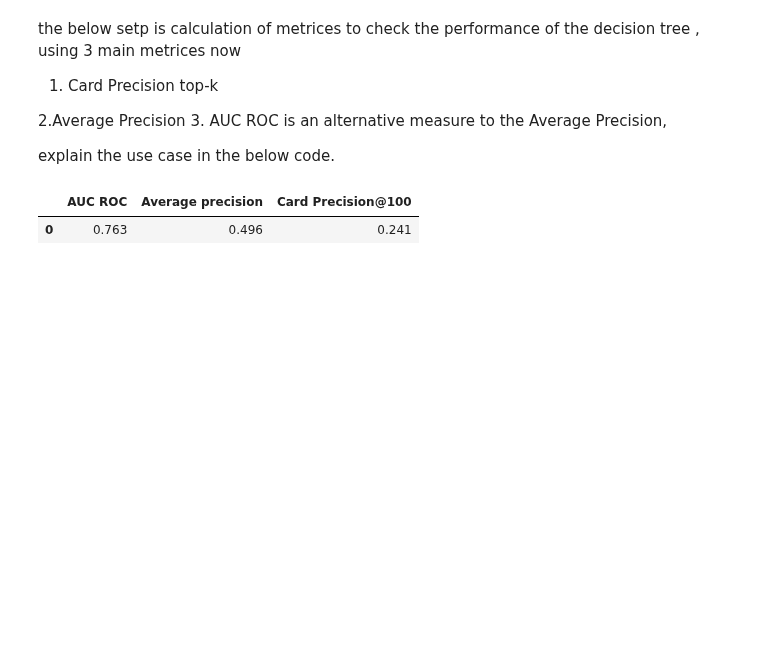
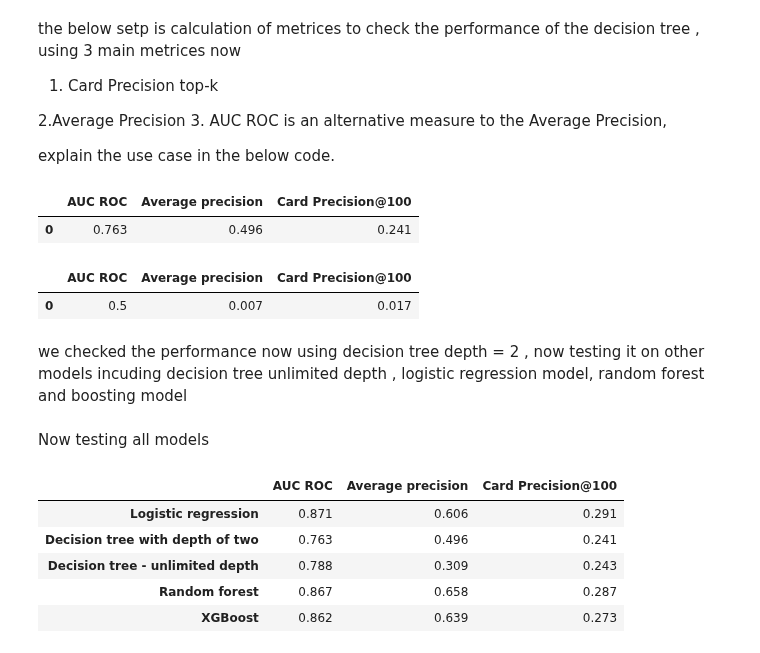
Before and after one commit to chandanravic/ML, a Jupyter notebook: credit_card_fraud_detection_google_collab.ipynb, the cells around one changed output. Drawn from its saved outputs; the diff is of its cells as text; code cells hidden in the pictures; blank space fills up the shorter version.

```diff
--- a/credit_card_fraud_detection_google_collab.ipynb
+++ b/credit_card_fraud_detection_google_collab.ipynb
@@ -1133,3 +1133,64 @@ performance_assessment(predictions_df, top_k_list=[100])
 # %% [output]
 |  | AUC ROC | Average precision | Card Precision@100 |
 | 0 | 0.763 | 0.496 | 0.241 |
+# %%
+predictions_df['predictions']=0.5
+
+performance_assessment(predictions_df, top_k_list=[100])
+# %% [output]
+|  | AUC ROC | Average precision | Card Precision@100 |
+| 0 | 0.5 | 0.007 | 0.017 |
+# %% [markdown]
+we checked the performance now using decision tree depth = 2 , now testing it on other models  incuding decision tree unlimited depth , logistic regression model, random forest and  boosting model
+# %%
+classifiers_dictionary={'Logistic regression':sklearn.linear_model.LogisticRegression(random_state=0),
+                        'Decision tree with depth of two':sklearn.tree.DecisionTreeClassifier(max_depth=2,random_state=0),
+                        'Decision tree - unlimited depth':sklearn.tree.DecisionTreeClassifier(random_state=0),
+                        'Random forest':sklearn.ensemble.RandomForestClassifier(random_state=0,n_jobs=-1),
+                        'XGBoost':xgboost.XGBClassifier(random_state=0,n_jobs=-1),
+                       }
+
+fitted_models_and_predictions_dictionary={}
+
+for classifier_name in classifiers_dictionary:
+
+    model_and_predictions = fit_model_and_get_predictions(classifiers_dictionary[classifier_name], train_df, test_df,
+                                                                                  input_features=input_features,
+                                                                                output_feature=output_feature)
+    fitted_models_and_predictions_dictionary[classifier_name]=model_and_predictions
+# %% [markdown]
+Now testing all models
+# %%
+def performance_assessment_model_collection(fitted_models_and_predictions_dictionary,
+                                            transactions_df,
+                                            type_set='test',
+                                            top_k_list=[100]):
+
+    performances=pd.DataFrame()
+
+    for classifier_name, model_and_predictions in fitted_models_and_predictions_dictionary.items():
+
+        predictions_df=transactions_df
+
+        predictions_df['predictions']=model_and_predictions['predictions_'+type_set]
+
+        performances_model=performance_assessment(predictions_df, output_feature='TX_FRAUD',
+                                                   prediction_feature='predictions', top_k_list=top_k_list)
+        performances_model.index=[classifier_name]
+
+        performances=performances.append(performances_model)
+
+    return performances
+# %%
+# performances on test set
+df_performances=performance_assessment_model_collection(fitted_models_and_predictions_dictionary, test_df,
+                                                        type_set='test',
+                                                        top_k_list=[100])
+df_performances
+# %% [output]
+|  | AUC ROC | Average precision | Card Precision@100 |
+| Logistic regression | 0.871 | 0.606 | 0.291 |
+| Decision tree with depth of two | 0.763 | 0.496 | 0.241 |
+| Decision tree - unlimited depth | 0.788 | 0.309 | 0.243 |
+| Random forest | 0.867 | 0.658 | 0.287 |
+| XGBoost | 0.862 | 0.639 | 0.273 |
```
